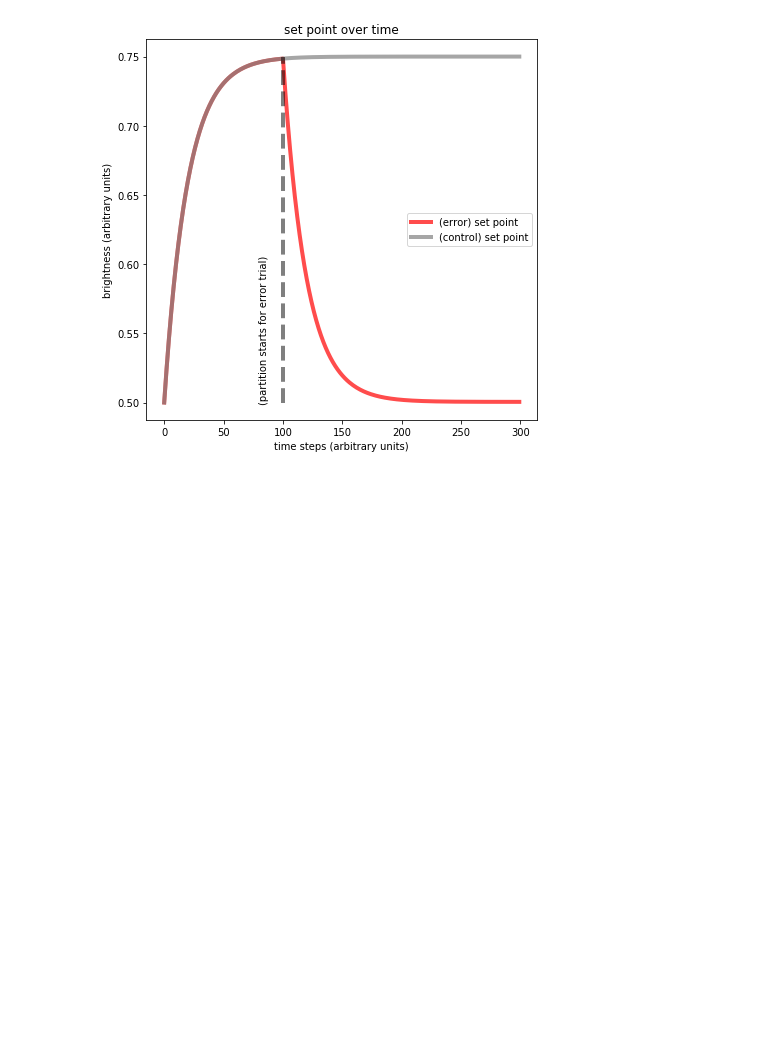
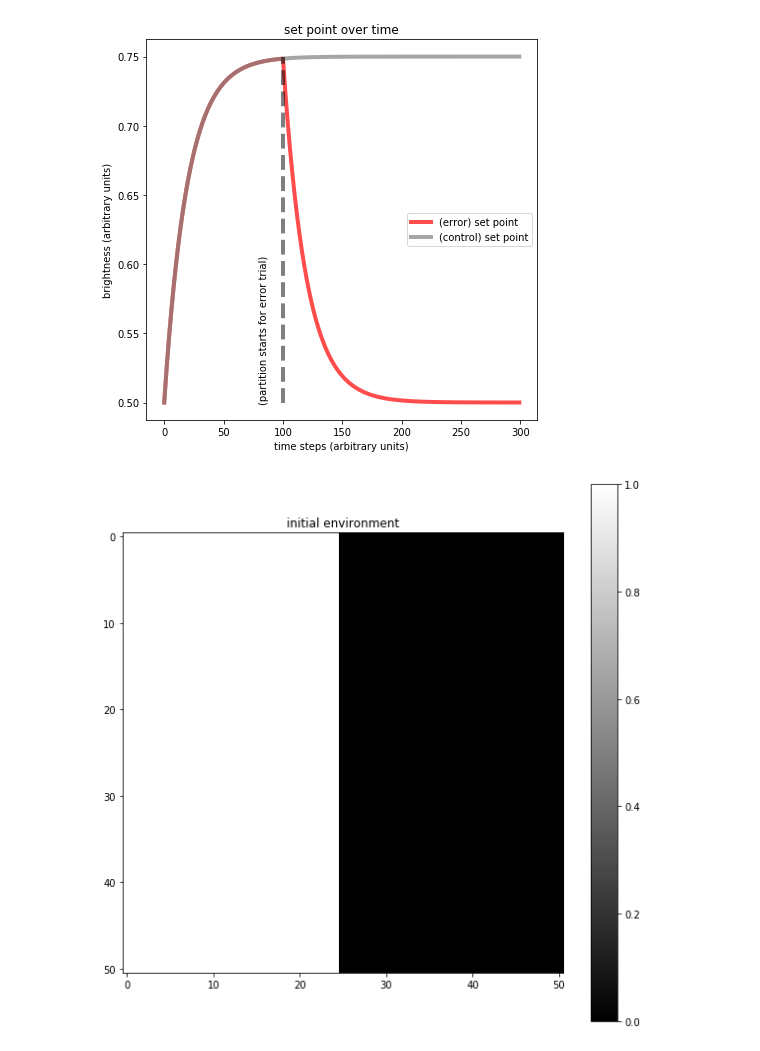
Before and after one commit to diptodip/brightfish, a Jupyter notebook: experiments/partitioned_halves.ipynb, the cells around one changed output. Cells and saved outputs as stored; diff of their text form; code cells hidden in the pictures; blank space fills up the shorter version.

Commit message:
Add white/black to white/gray experiment

```diff
--- a/experiments/partitioned_halves.ipynb
+++ b/experiments/partitioned_halves.ipynb
@@ -73,3 +73,14 @@ plt.title('set point over time')
 plt.show()
 # %% [output]
 [figure]
+# %%
+# study from black and white halves, black side goes to gray
+partitioned_halves = environment.PartitionedHalves((51, 51), 500, 10001, initial_value=(1.0, 0.0), target_value=(1.0, 0.25), static=False)
+# %%
+fig = plt.figure(figsize=(10, 10))
+plt.imshow(partitioned_halves.stage, cmap='gray', vmin=0, vmax=1)
+plt.colorbar()
+plt.title('initial environment')
+plt.show()
+# %% [output]
+[figure, added]
```
Also changed, not shown: parts of 9 cells of this notebook.
